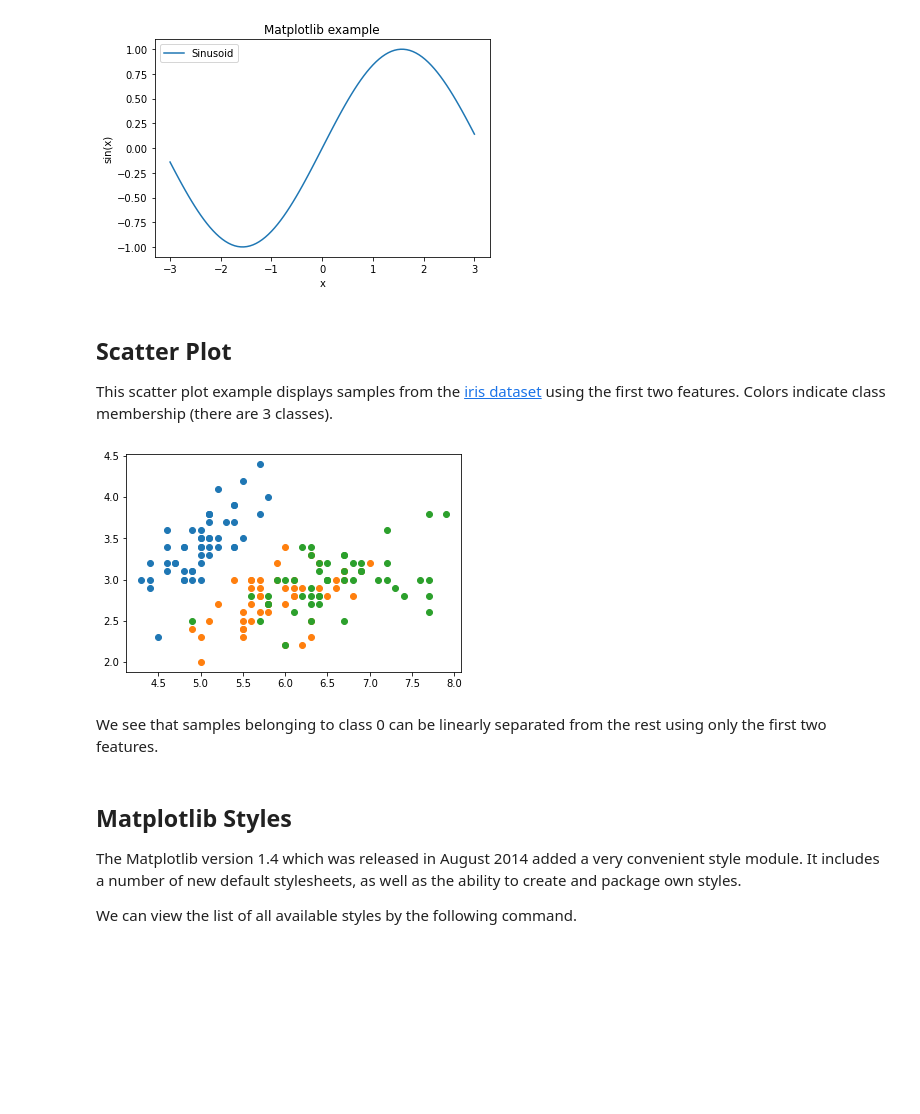
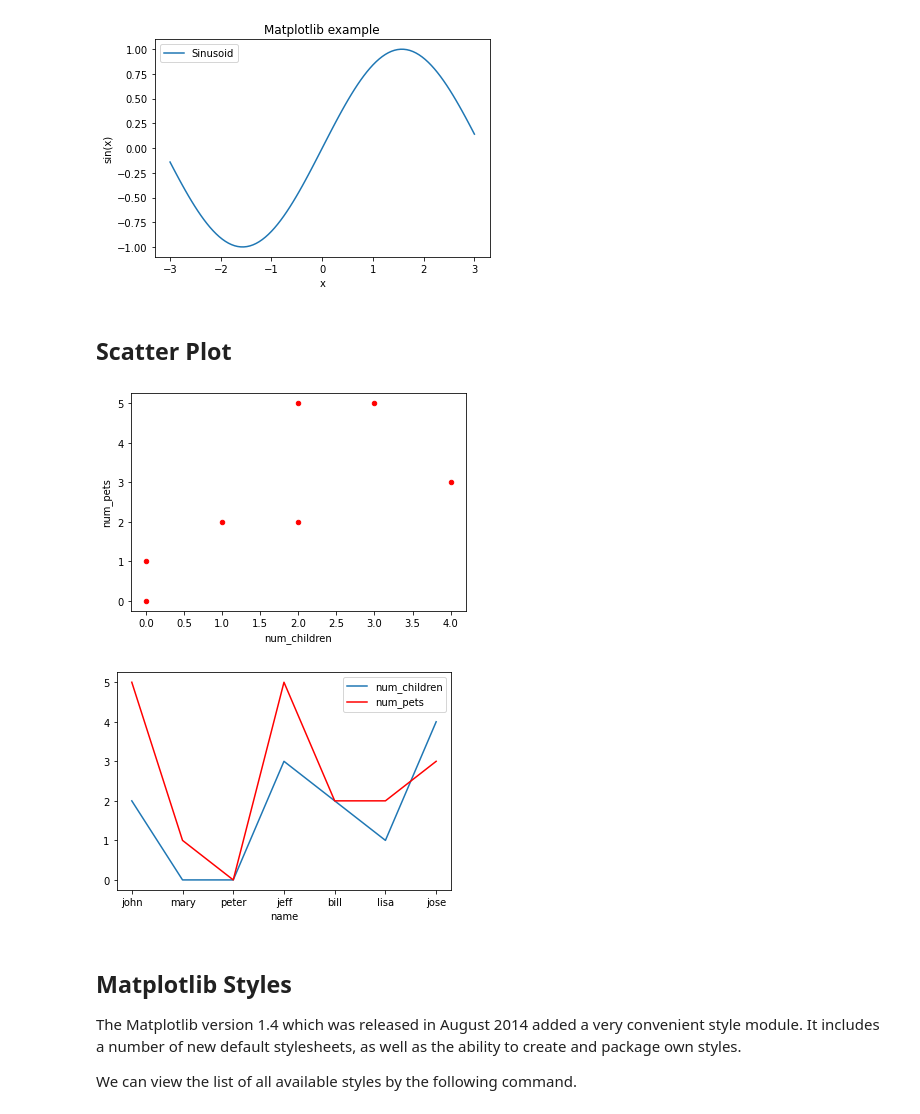
Before and after one commit to itinstructor/JupyterNotebooks, a Jupyter notebook: Notebooks/Python_Data_Science_Primer.ipynb, the cells around one changed output. Cells and saved outputs as stored; diff of their text form; code cells hidden in the pictures; blank space fills up the shorter version.

```diff
--- a/Notebooks/Python_Data_Science_Primer.ipynb
+++ b/Notebooks/Python_Data_Science_Primer.ipynb
@@ -2409,27 +2432,39 @@ plt.legend(loc="upper left")
 plt.show()
 # %% [output]
 [figure]
-# %% [markdown]
-## Scatter Plot
-
-This scatter plot example displays samples from the [iris dataset](https://scikit-learn.org/stable/modules/generated/sklearn.datasets.load_iris.html) using the first two features. Colors indicate class membership (there are 3 classes).
-# %%
-from sklearn.datasets import load_iris
-X, y = load_iris(return_X_y=True)
-
-X_class0 = X[y == 0]
-X_class1 = X[y == 1]
-X_class2 = X[y == 2]
-
-plt.figure()
-plt.scatter(X_class0[:, 0], X_class0[:, 1], label="Class 0", color="C0")
-plt.scatter(X_class1[:, 0], X_class1[:, 1], label="Class 1", color="C1")
-plt.scatter(X_class2[:, 0], X_class2[:, 1], label="Class 2", color="C2")
-plt.show()
-# %% [output]
-[figure, removed]
-# %% [markdown]
-We see that samples belonging to class 0 can be linearly separated from the rest using only the first two features.
+# %% [markdown]
+## Scatter Plot
+# %%
+import pandas as pd
+import matplotlib.pyplot as plt
+# Create dataframe from dictionary of lists
+df = pd.DataFrame({
+    'name':['john','mary','peter','jeff','bill','lisa','jose'],
+    'age':[23,78,22,19,45,33,20],
+    'gender':['M','F','M','M','M','F','M'],
+    'state':['california','dc','california','dc','california','texas','texas'],
+    'num_children':[2,0,0,3,2,1,4],
+    'num_pets':[5,1,0,5,2,2,3]
+})
+# Dataframe index
+df[['name','age','gender','state','num_children','num_pets']]
+df.plot(kind='scatter',x='num_children',y='num_pets',color='red')
+plt.show()
+# %% [output]
+[figure, added]
+# %%
+import matplotlib.pyplot as plt
+
+plt.clf()
+# gca stands for 'get current axis'
+ax = plt.gca()
+
+df.plot(kind='line', x='name', y='num_children', ax=ax)
+df.plot(kind='line', x='name', y='num_pets', color='red', ax=ax)
+
+plt.show()
+# %% [output]
+[figure, added]
 # %% [markdown]
 ## Matplotlib Styles
 The Matplotlib version 1.4 which was released in August 2014 added a very convenient style module. It includes a number of new default stylesheets, as well as the ability to create and package own styles.
```
Also changed, not shown: parts of 9 cells of this notebook.
